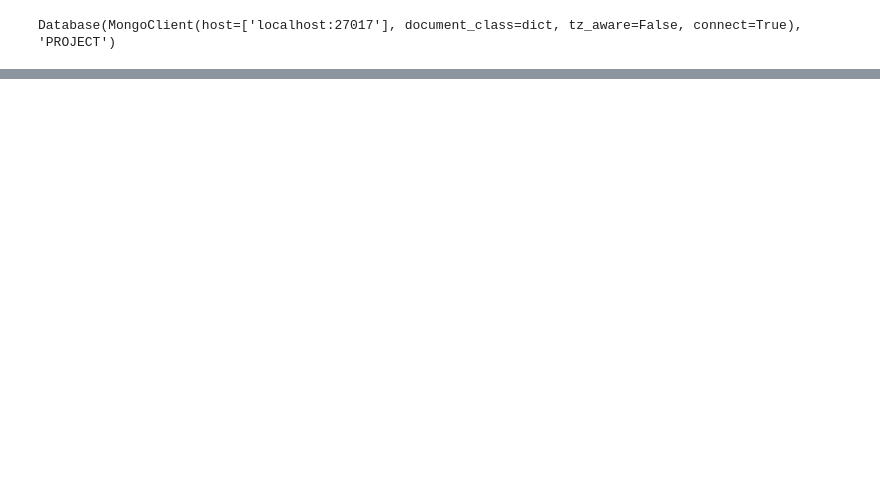
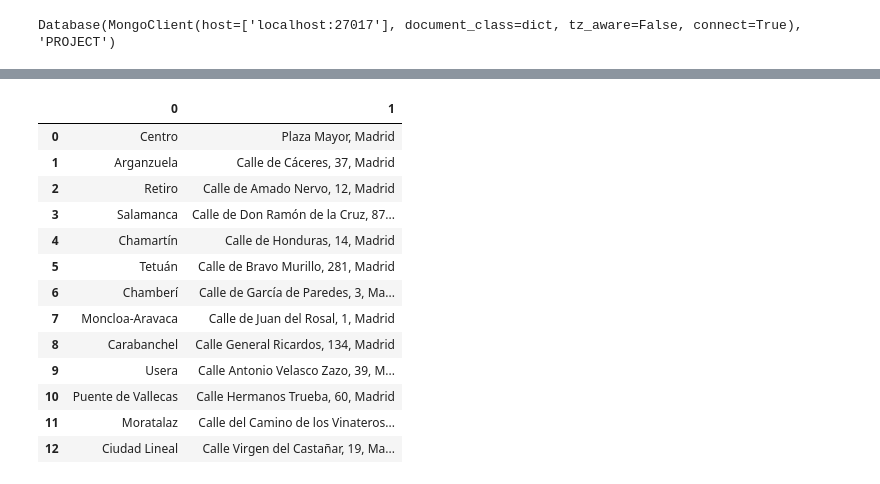
Before and after one commit to juanvpa/Proyecto-Final-Ironhack, a Jupyter notebook: Notebooks/5. UberEats - GeoQueries.ipynb, the cells around one changed output, grey strips where cells are left out. Cells and saved outputs as stored; diff of their text form; code cells hidden in the pictures; blank space fills up the shorter version.

```diff
--- a/Notebooks/5. UberEats - GeoQueries.ipynb
+++ b/Notebooks/5. UberEats - GeoQueries.ipynb
@@ -96,0 +153,19 @@ data
+# %%
+lists = (distritos,direcciones)
+dist = pd.concat([pd.Series(x) for x in lists], axis=1)
+dist
+# %% [output]
+|  | 0 | 1 |
+| 0 | Centro | Plaza Mayor, Madrid |
+| 1 | Arganzuela | Calle de Cáceres, 37, Madrid |
+| 2 | Retiro | Calle de Amado Nervo, 12, Madrid |
+| 3 | Salamanca | Calle de Don Ramón de la Cruz, 87... |
+| 4 | Chamartín | Calle de Honduras, 14, Madrid |
+| 5 | Tetuán | Calle de Bravo Murillo, 281, Madrid |
+| 6 | Chamberí | Calle de García de Paredes, 3, Ma... |
+| 7 | Moncloa-Aravaca | Calle de Juan del Rosal, 1, Madrid |
+| 8 | Carabanchel | Calle General Ricardos, 134, Madrid |
+| 9 | Usera | Calle Antonio Velasco Zazo, 39, M... |
+| 10 | Puente de Vallecas | Calle Hermanos Trueba, 60, Madrid |
+| 11 | Moratalaz | Calle del Camino de los Vinateros... |
+| 12 | Ciudad Lineal | Calle Virgen del Castañar, 19, Ma... |
```
Also changed, not shown: parts of 42 cells of this notebook, 1 other file.
